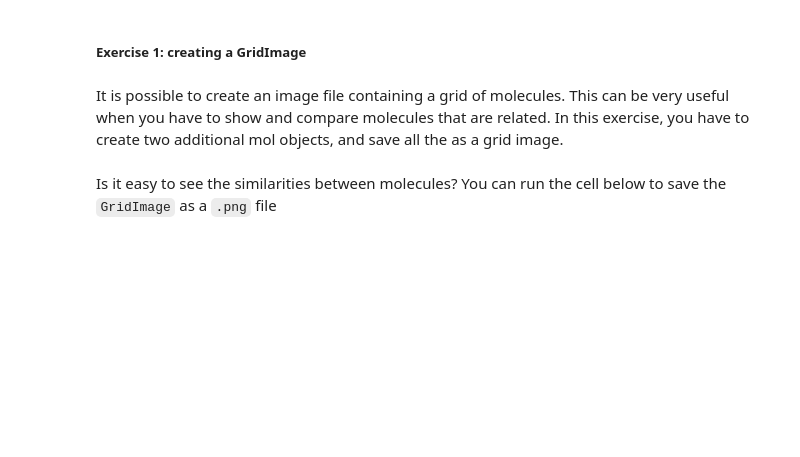
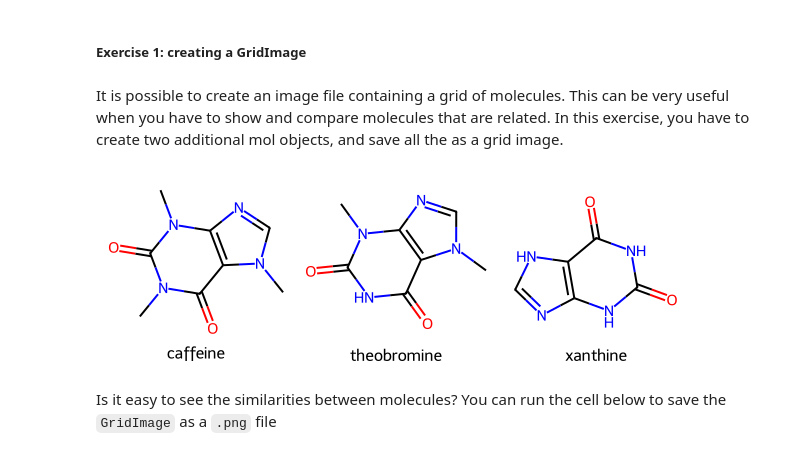
Before and after one commit to zhexuanS/AI4Chem_Study, a Jupyter notebook: notebooks/01 - Basics/01d_rdkit_basics.ipynb, the cells around one changed output. Drawn from its saved outputs; the diff is of its cells as text; code cells hidden in the pictures; blank space fills up the shorter version.

```diff
--- a/notebooks/01 - Basics/01d_rdkit_basics.ipynb
+++ b/notebooks/01 - Basics/01d_rdkit_basics.ipynb
@@ -79,21 +79,23 @@ It is possible to create an image file containing a grid of molecules. This can
 # %%
 ####YOUR CODE HERE
 theobromine = Chem.MolFromSmiles('CN1C=NC2=C1C(=O)NC(=O)N2C') # insert SMILES
-xanthine = Chem.MolFromSmiles('') #insert SMILES
+xanthine = Chem.MolFromSmiles('C1=NC2=C(N1)C(=O)NC(=O)N2') #insert SMILES
 
 
-mols = [] #create a list containing the 3 mol objects we have created
-names = [] #create a list containing the names of the 3 molecules
+mols = [caffeine, theobromine, xanthine] #create a list containing the 3 mol objects we have created
+names = ['caffeine', 'theobromine', 'xanthine'] #create a list containing the names of the 3 molecules
 
 #Now we create the GridImage
-grid = Draw.MolsToGridImage( , legends=names) #pass the 'mols' list here and create the image
+grid = Draw.MolsToGridImage(mols, legends=names) #pass the 'mols' list here and create the image
 
 ####END
 
 grid #visualize your molecules!
 
 #SOLUTION
 #%load https://raw.githubusercontent.com/schwallergroup/ai4chem_course/main/notebooks/solutions/solution_01d_01.py
+# %% [output]
+[figure, added]
 # %% [markdown]
 Is it easy to see the similarities between molecules? You can run the cell below to save the `GridImage` as a `.png` file
 # %%
```
Also changed, not shown: parts of 21 cells of this notebook.
